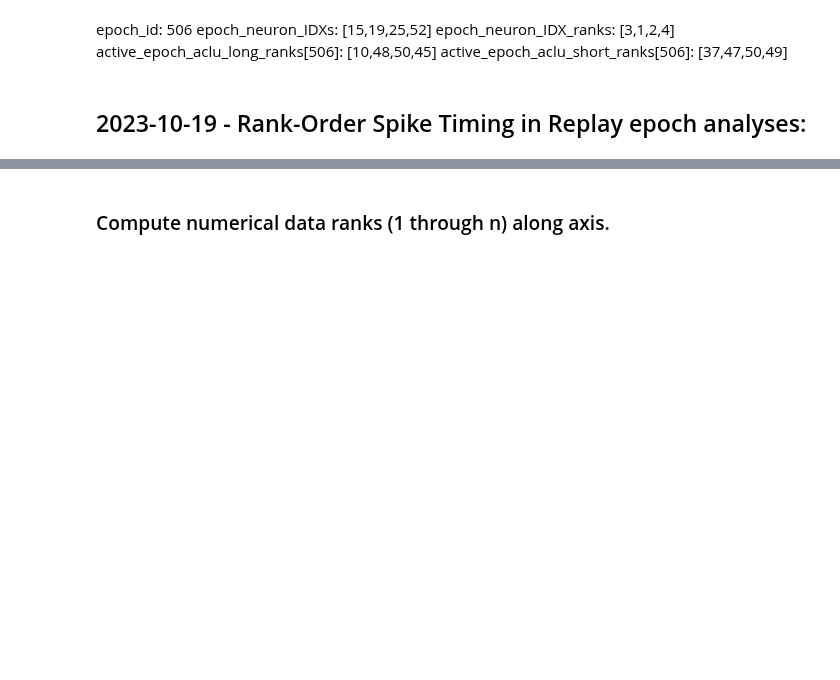
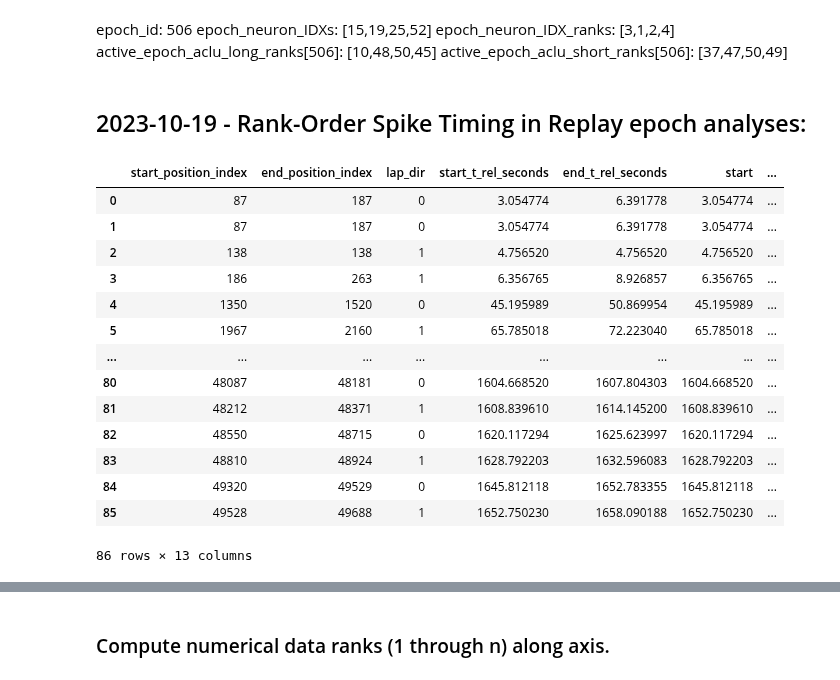
Before and after one commit to CommanderPho/Spike3D, a Jupyter notebook: ReviewOfWork_2022 - 2023-10-27.ipynb, the cells around one changed output, grey strips where cells are left out. Saved outputs shown, nothing was run; the diff lists cells and outputs as text; code cells hidden in the pictures; blank space fills up the shorter version.

```diff
--- a/ReviewOfWork_2022 - 2023-10-27.ipynb
+++ b/ReviewOfWork_2022 - 2023-10-27.ipynb
@@ -1026,7 +1011,25 @@ print(epoch_ranked_aclus_dict[0])
 # %%
 active_epochs
 # %%
-global_laps
+type(global_laps) # neuropy.core.laps.Laps
+global_laps_df: pd.DataFrame = global_laps.as_epoch_obj().to_dataframe().epochs.get_valid_df()
+global_laps_df
+# %% [output]
+|  | start_position_index | end_position_index | lap_dir | start_t_rel_seconds | end_t_rel_seconds | start | ... |
+| 0 | 87 | 187 | 0 | 3.054774 | 6.391778 | 3.054774 | ... |
+| 1 | 87 | 187 | 0 | 3.054774 | 6.391778 | 3.054774 | ... |
+| 2 | 138 | 138 | 1 | 4.756520 | 4.756520 | 4.756520 | ... |
+| 3 | 186 | 263 | 1 | 6.356765 | 8.926857 | 6.356765 | ... |
+| 4 | 1350 | 1520 | 0 | 45.195989 | 50.869954 | 45.195989 | ... |
+| 5 | 1967 | 2160 | 1 | 65.785018 | 72.223040 | 65.785018 | ... |
+| ... | ... | ... | ... | ... | ... | ... | ... |
+| 80 | 48087 | 48181 | 0 | 1604.668520 | 1607.804303 | 1604.668520 | ... |
+| 81 | 48212 | 48371 | 1 | 1608.839610 | 1614.145200 | 1608.839610 | ... |
+| 82 | 48550 | 48715 | 0 | 1620.117294 | 1625.623997 | 1620.117294 | ... |
+| 83 | 48810 | 48924 | 1 | 1628.792203 | 1632.596083 | 1628.792203 | ... |
+| 84 | 49320 | 49529 | 0 | 1645.812118 | 1652.783355 | 1645.812118 | ... |
+| 85 | 49528 | 49688 | 1 | 1652.750230 | 1658.090188 | 1652.750230 | ... |
+86 rows × 13 columns
 # %%
 type(global_laps) # neuropy.core.epoch.Epoch
 # it is becoming a Laps object somehow, and then getting each epoch duplicated
```
Also changed, not shown: parts of 6 cells of this notebook.
